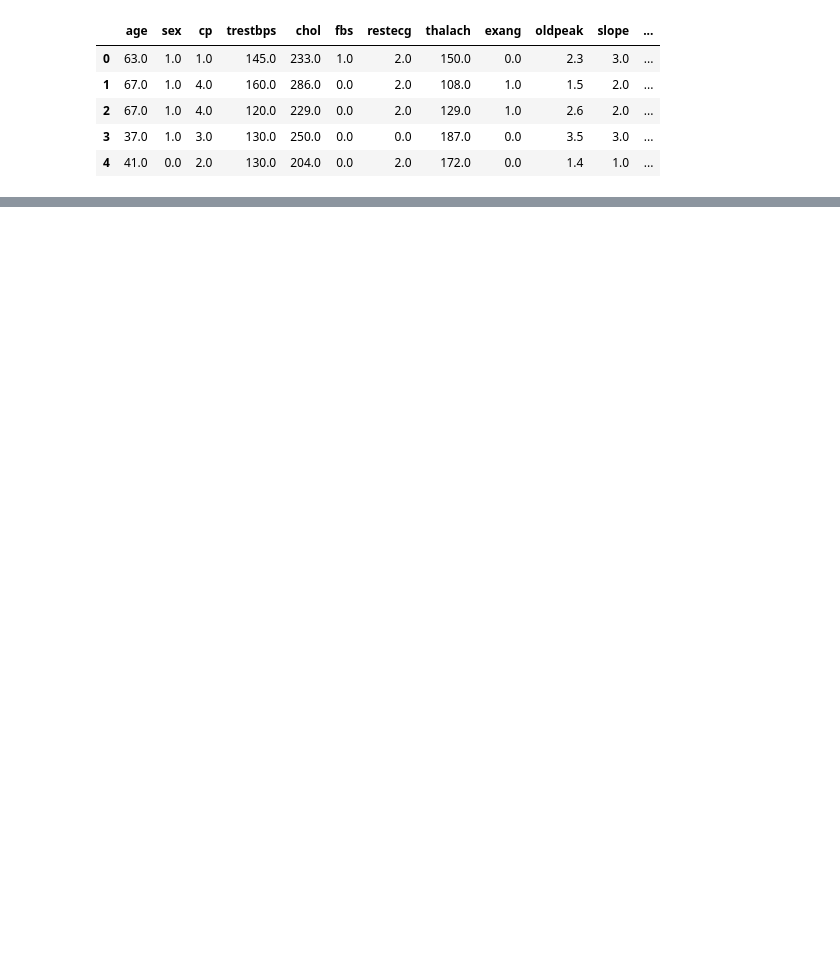
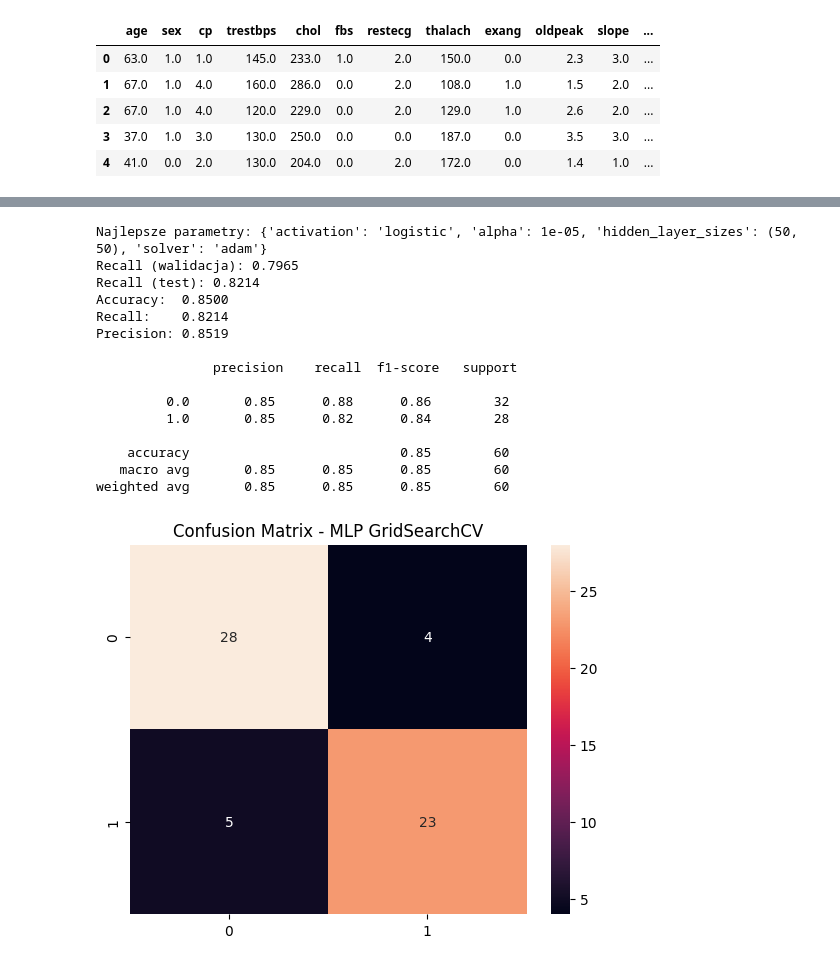
Before and after one commit to PogchampMuffin3/heart-disease-classification, a Jupyter notebook: heart_disease_classification.ipynb, the cells around one changed output, grey strips where cells are left out. Cells and saved outputs as stored; diff of their text form; code cells hidden in the pictures; blank space fills up the shorter version.

```diff
--- a/heart_disease_classification.ipynb
+++ b/heart_disease_classification.ipynb
@@ -24,4 +24,4 @@ URL = 'https://archive.ics.uci.edu/ml/machine-learning-databases/heart-disease/p
 TEST_SIZE = 0.2
 RANDOM_STATE = 42
 CV_FOLDS = 5
-GRIDSEARCH_SCORING = 'recall'
+SCORING = 'recall'
@@ -893,0 +177,35 @@ for name, r in {'accuracy': results_a, 'recall': results_r, 'precision': results
+# %%
+param_grid_mlp = {
+    'hidden_layer_sizes': [(50,), (100,), (200,), (50, 50), (100, 50), (100, 100)],
+    'activation': ['logistic', 'tanh', 'relu'],
+    'solver': ['adam', 'sgd'],
+    'alpha': [0.00001, 0.0001, 0.001],
+}
+
+mlp_grid = MLPClassifier(random_state=RANDOM_STATE, max_iter=2000)
+mlp_grid = GridSearchCV(mlp_grid, param_grid_mlp, cv=CV_FOLDS, scoring=SCORING, n_jobs=-1)
+mlp_grid.fit(X_train, y_train)
+
+print(f'Najlepsze parametry: {mlp_grid.best_params_}')
+print(f'Recall (walidacja): {mlp_grid.best_score_:.4f}')
+print(f'Recall (test): {mlp_grid.score(X_test, y_test):.4f}')
+
+y_pred_MLP = mlp_grid.predict(X_test)
+results_a['MLP GridSearchCV'], results_r['MLP GridSearchCV'], results_p['MLP GridSearchCV'] = model_summary(y_test, y_pred_MLP, "MLP GridSearchCV")
+# %% [output]
+Najlepsze parametry: {'activation': 'logistic', 'alpha': 1e-05, 'hidden_layer_sizes': (50, 50), 'solver': 'adam'}
+Recall (walidacja): 0.7965
+Recall (test): 0.8214
+Accuracy:  0.8500
+Recall:    0.8214
+Precision: 0.8519
+
+               precision    recall  f1-score   support
+
+         0.0       0.85      0.88      0.86        32
+         1.0       0.85      0.82      0.84        28
+
+    accuracy                           0.85        60
+   macro avg       0.85      0.85      0.85        60
+weighted avg       0.85      0.85      0.85        60
+[figure, added]
```
Also changed, not shown: parts of 94 cells of this notebook.
